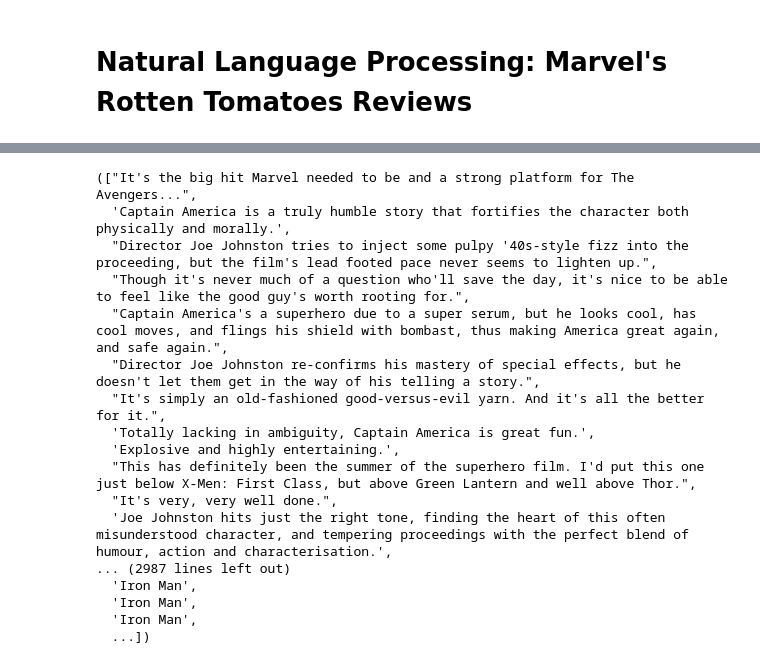
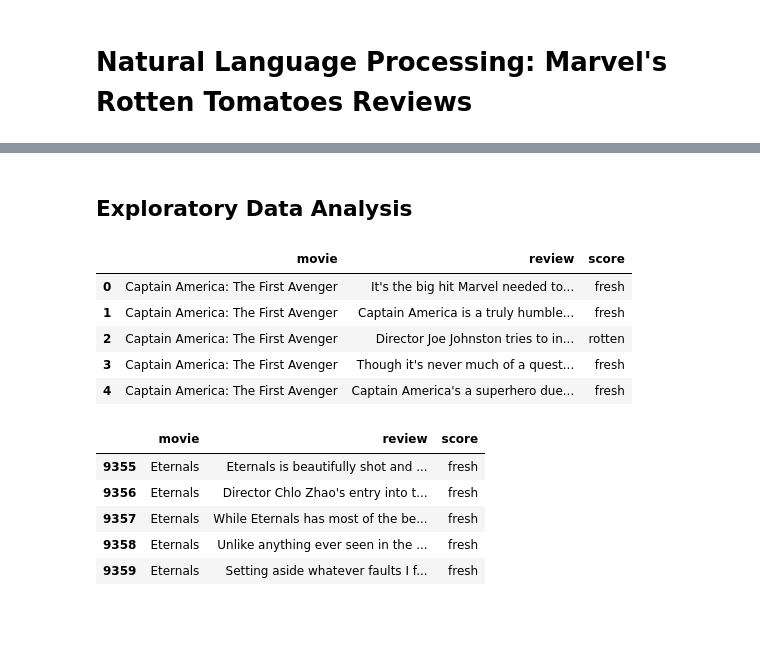
Before and after one commit to arturvilenskiy/data_science_portfolio, a Jupyter notebook: rotten_tomatoes_reviews.ipynb, the cells around one changed output, grey strips where cells are left out. Saved outputs shown, nothing was run; the diff lists cells and outputs as text; code cells hidden in the pictures; blank space fills up the shorter version.

```diff
--- a/rotten_tomatoes_reviews.ipynb
+++ b/rotten_tomatoes_reviews.ipynb
@@ -68,23 +103,3 @@ def get_reviews():
       all_movie_reviews(reviews_link, movie, movies, reviews, scores)
 
    return reviews, scores, movies
-# %%
-reviews, scores, movies = get_reviews()
-# %% [output]
-(["It's the big hit Marvel needed to be and a strong platform for The Avengers...",
-  'Captain America is a truly humble story that fortifies the character both physically and morally.',
-  "Director Joe Johnston tries to inject some pulpy '40s-style fizz into the proceeding, but the film's lead footed pace never seems to lighten up.",
-  "Though it's never much of a question who'll save the day, it's nice to be able to feel like the good guy's worth rooting for.",
-  "Captain America's a superhero due to a super serum, but he looks cool, has cool moves, and flings his shield with bombast, thus making America great again, and safe again.",
-  "Director Joe Johnston re-confirms his mastery of special effects, but he doesn't let them get in the way of his telling a story.",
-  "It's simply an old-fashioned good-versus-evil yarn. And it's all the better for it.",
-  'Totally lacking in ambiguity, Captain America is great fun.',
-  'Explosive and highly entertaining.',
-  "This has definitely been the summer of the superhero film. I'd put this one just below X-Men: First Class, but above Green Lantern and well above Thor.",
-  "It's very, very well done.",
-  'Joe Johnston hits just the right tone, finding the heart of this often misunderstood character, and tempering proceedings with the perfect blend of humour, action and characterisation.',
-... (2987 lines left out)
-  'Iron Man',
-  'Iron Man',
-  'Iron Man',
-  ...])
@@ -90,0 +112,20 @@ reviews, scores, movies = get_reviews()
+# %% [markdown]
+## Exploratory Data Analysis
+# %%
+dataframe.head()
+# %% [output]
+|  | movie | review | score |
+| 0 | Captain America: The First Avenger | It's the big hit Marvel needed to... | fresh |
+| 1 | Captain America: The First Avenger | Captain America is a truly humble... | fresh |
+| 2 | Captain America: The First Avenger | Director Joe Johnston tries to in... | rotten |
+| 3 | Captain America: The First Avenger | Though it's never much of a quest... | fresh |
+| 4 | Captain America: The First Avenger | Captain America's a superhero due... | fresh |
+# %%
+dataframe.tail()
+# %% [output]
+|  | movie | review | score |
+| 9355 | Eternals | Eternals is beautifully shot and ... | fresh |
+| 9356 | Eternals | Director Chlo Zhao's entry into t... | fresh |
+| 9357 | Eternals | While Eternals has most of the be... | fresh |
+| 9358 | Eternals | Unlike anything ever seen in the ... | fresh |
+| 9359 | Eternals | Setting aside whatever faults I f... | fresh |
```
Also changed, not shown: parts of 24 cells of this notebook, 1 other file.
